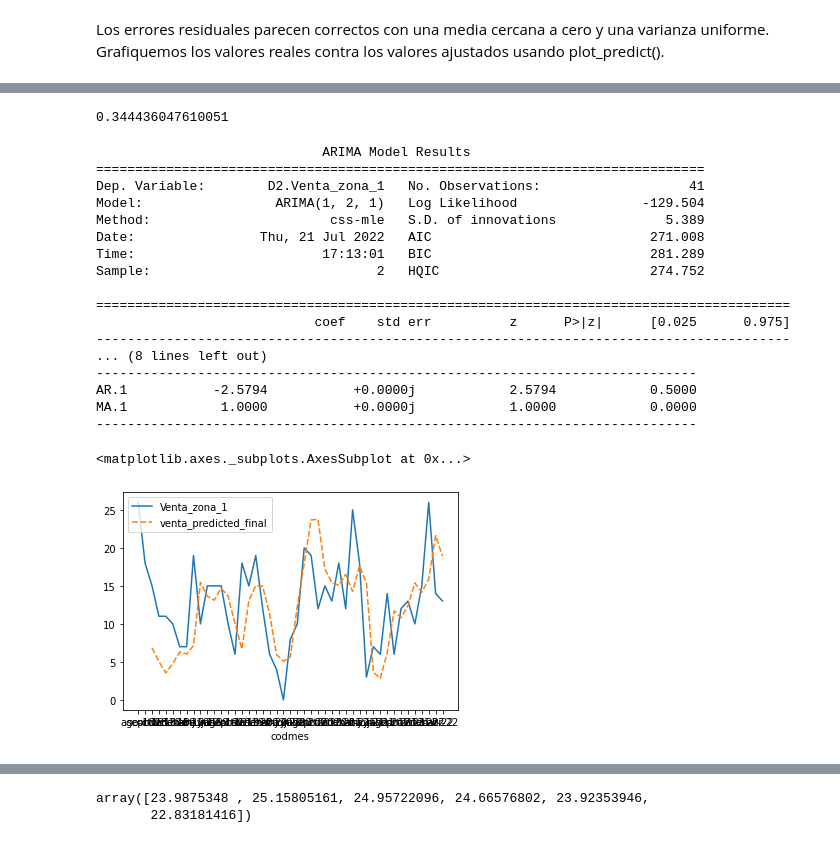
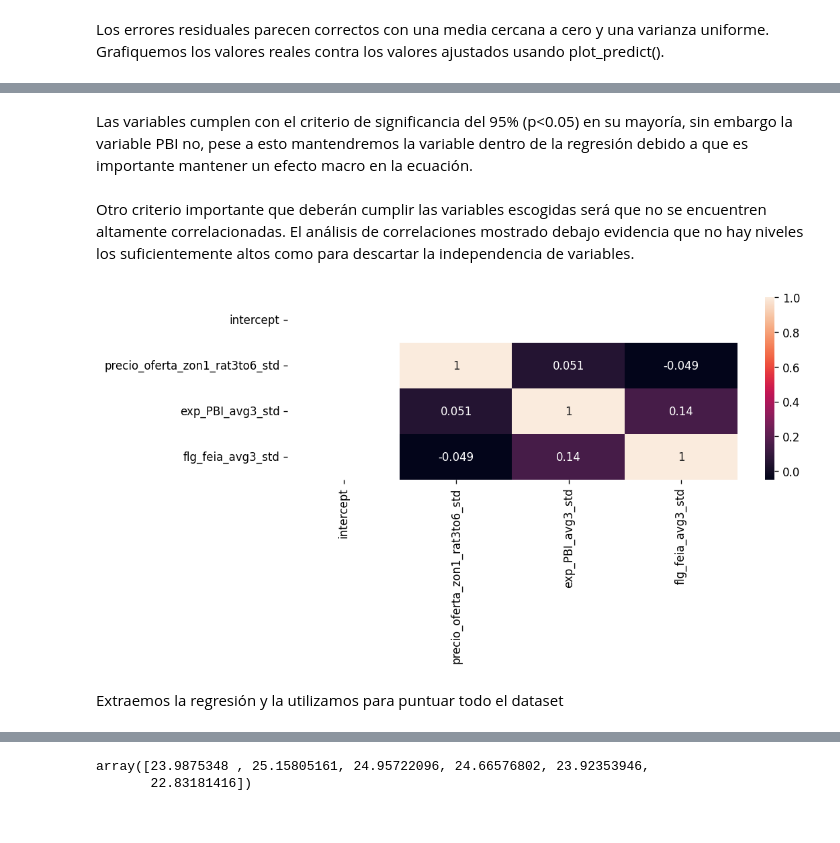
Before and after one commit to JCaballerot/Consultoria_ASEI, a Jupyter notebook: Model_development/Miraflores/modelDevelopment_zona1_M_rev.ipynb, the cells around one changed output, grey strips where cells are left out. Drawn from its saved outputs; the diff is of its cells as text; code cells hidden in the pictures.

```diff
--- a/Model_development/Miraflores/modelDevelopment_zona1_M_rev.ipynb
+++ b/Model_development/Miraflores/modelDevelopment_zona1_M_rev.ipynb
@@ -361,5 +501 @@ Warnings:
 [1] Standard Errors assume that the covariance matrix of the errors is correctly specified.
-# %%
-1.8231/(2.2126 + 1.2573 + 1.8231)
-# %% [output]
-0.344436047610051
@@ -368,9 +502,14 @@ Warnings:
+# %% [markdown]
+Las variables cumplen con el criterio de significancia del 95% (p<0.05) en su mayoría, sin embargo la variable PBI no, pese a esto mantendremos la variable dentro de la regresión debido a que es importante mantener un efecto macro en la ecuación.
+# %% [markdown]
+Otro criterio importante que deberán cumplir las variables escogidas será que no se encuentren altamente correlacionadas. El análisis de correlaciones mostrado debajo evidencia que no hay niveles los suficientemente altos como para descartar la independencia de variables.
 # %%
-import seaborn as sn
-import matplotlib.pyplot as plt
-
-sn.heatmap(X_train[features].corr(), annot=True)
+sns.heatmap(X_train[features].corr(), annot=True)
 plt.show()
+# %% [output]
+[figure, added]
+# %% [markdown]
+Extraemos la regresión y la utilizamos para puntuar todo el dataset
 # %%
 
 data_res['macro_pred'] = 12.7242 -\
@@ -381,32 +520,3 @@ data_res['macro_pred'] = 12.7242 -\
 data = data_res.copy().dropna()
 X_train = data[:-test_size].dropna()
 X_test  = data[-test_size:].dropna()
-# %%
-#target + '_lag3_avg3'
-ensemble = ['venta_predicted', 'macro_pred']
-
-# 2,1,1 ARIMA Model
-model_ff = ARIMA(endog = X_train[target],
-                 exog = X_train[ensemble],
-                 order=(1,2,1))
-
-model_fit_ff = model_ff.fit()
-print(model_fit_ff.summary())
-# %% [output]
-                             ARIMA Model Results
-==============================================================================
-Dep. Variable:        D2.Venta_zona_1   No. Observations:                   41
-Model:                 ARIMA(1, 2, 1)   Log Likelihood                -129.504
-Method:                       css-mle   S.D. of innovations              5.389
-Date:                Thu, 21 Jul 2022   AIC                            271.008
-Time:                        17:13:01   BIC                            281.289
-Sample:                             2   HQIC                           274.752
-
-=========================================================================================
-                            coef    std err          z      P>|z|      [0.025      0.975]
------------------------------------------------------------------------------------------
-... (8 lines left out)
------------------------------------------------------------------------------
-AR.1           -2.5794           +0.0000j            2.5794            0.5000
-MA.1            1.0000           +0.0000j            1.0000            0.0000
------------------------------------------------------------------------------
@@ -417,16 +522,0 @@ pickle.dump(model_fit_ff, open("./var_mz1.ml", 'wb'))
-# %%
-
-fc, se, conf  = model_fit_ff.forecast(test_size,
-                                      exog = X_test[['venta_predicted', 'macro_pred']], alpha=0.05)
-
-model_res = model_fit_ff.predict(start = X_train.index[2],
-                                 end = X_train.index[-1], dynamic=False, typ = 'levels')
-
-data_res = data.copy()
-data_res['venta_predicted_final'] = model_res
-data_res.iloc[-test_size:]['venta_predicted_final'] = fc
-
-sns.lineplot(data = data_res[[target, 'venta_predicted_final']])
-# %% [output]
-<matplotlib.axes._subplots.AxesSubplot at 0x...>
-[figure, removed]
```
Also changed, not shown: parts of 125 cells of this notebook.
